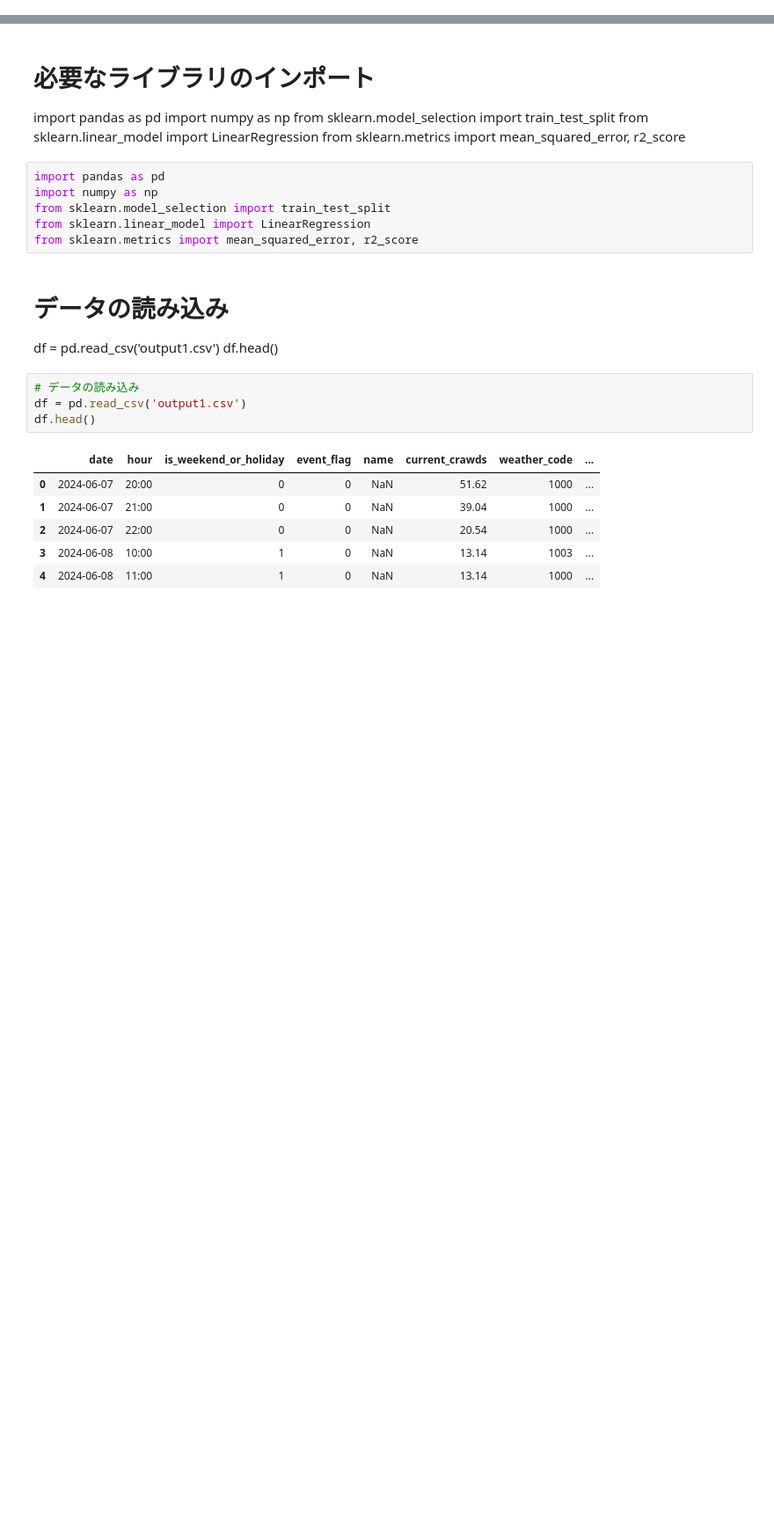
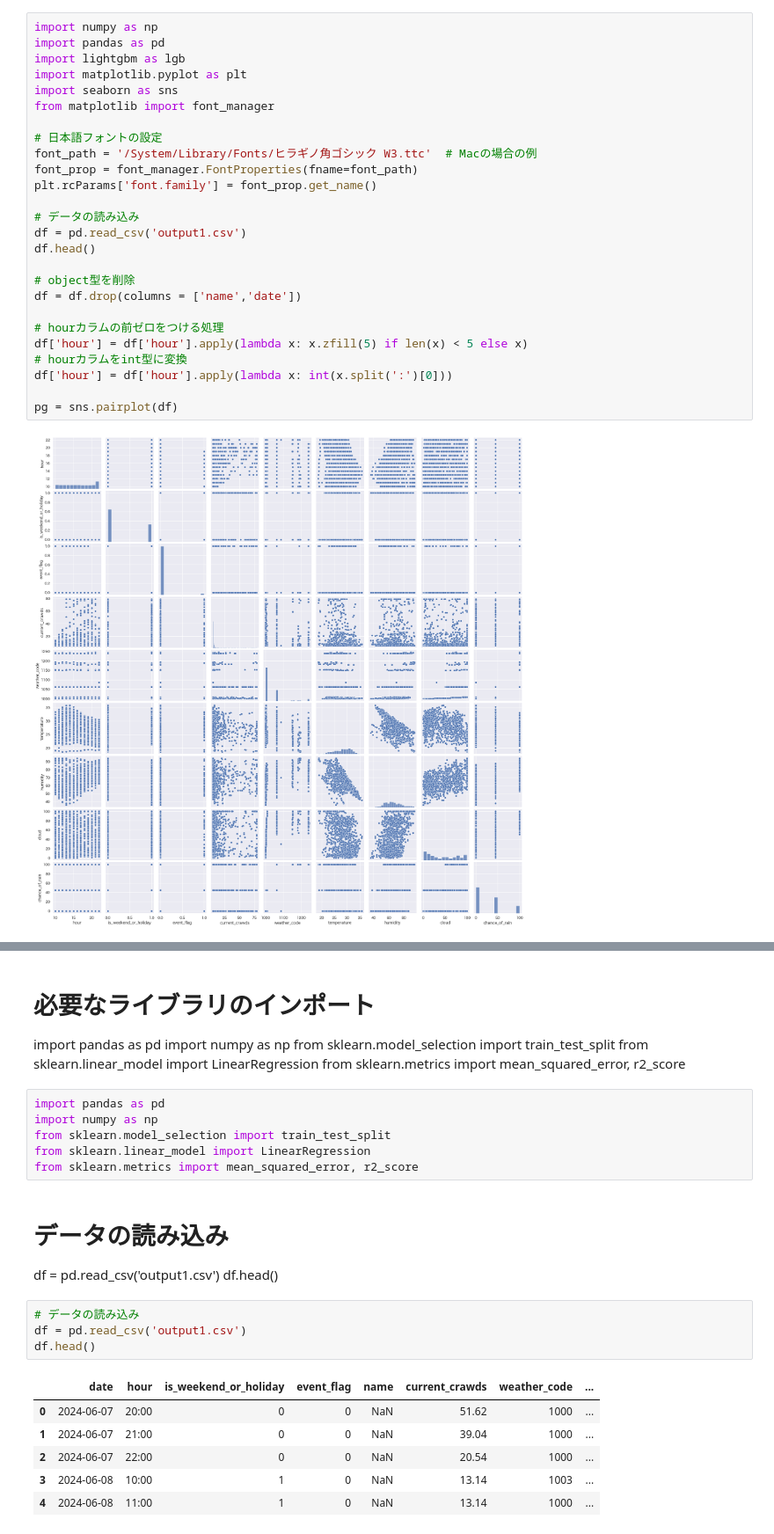
Before and after one commit to satoki252595/ariake_model, a Jupyter notebook: model1-1.ipynb, the cells around one changed output, grey strips where cells are left out. Shown at 88% size. Saved outputs shown, nothing was run; the diff lists cells and outputs as text; blank space fills up the shorter version.

```diff
--- a/model1-1.ipynb
+++ b/model1-1.ipynb
@@ -0,0 +1,28 @@
+# %%
+import numpy as np
+import pandas as pd
+import lightgbm as lgb
+import matplotlib.pyplot as plt
+import seaborn as sns
+from matplotlib import font_manager
+
+# 日本語フォントの設定
+font_path = '/System/Library/Fonts/ヒラギノ角ゴシック W3.ttc'  # Macの場合の例
+font_prop = font_manager.FontProperties(fname=font_path)
+plt.rcParams['font.family'] = font_prop.get_name()
+
+# データの読み込み
+df = pd.read_csv('output1.csv')
+df.head()
+
+# object型を削除
+df = df.drop(columns = ['name','date'])
+
+# hourカラムの前ゼロをつける処理
+df['hour'] = df['hour'].apply(lambda x: x.zfill(5) if len(x) < 5 else x)
+# hourカラムをint型に変換
+df['hour'] = df['hour'].apply(lambda x: int(x.split(':')[0]))
+
+pg = sns.pairplot(df)
+# %% [output]
+[figure, added]
```
Also changed, not shown: parts of 6 cells of this notebook, 4 other files.
